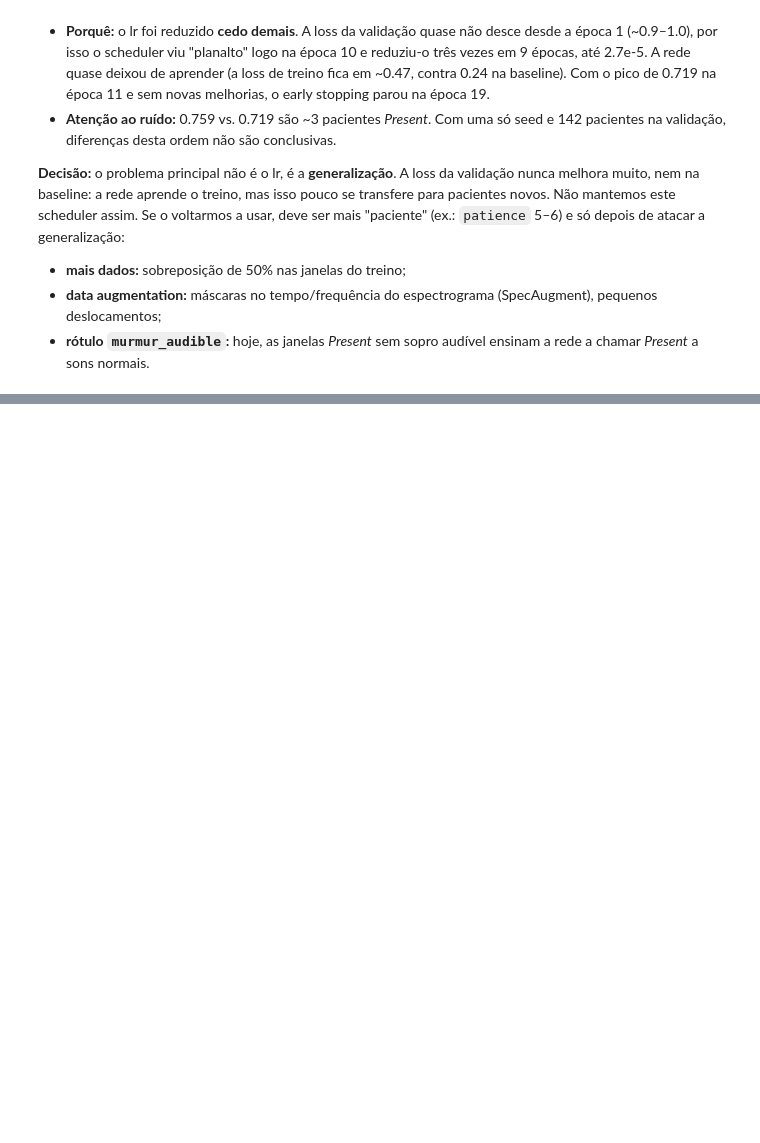
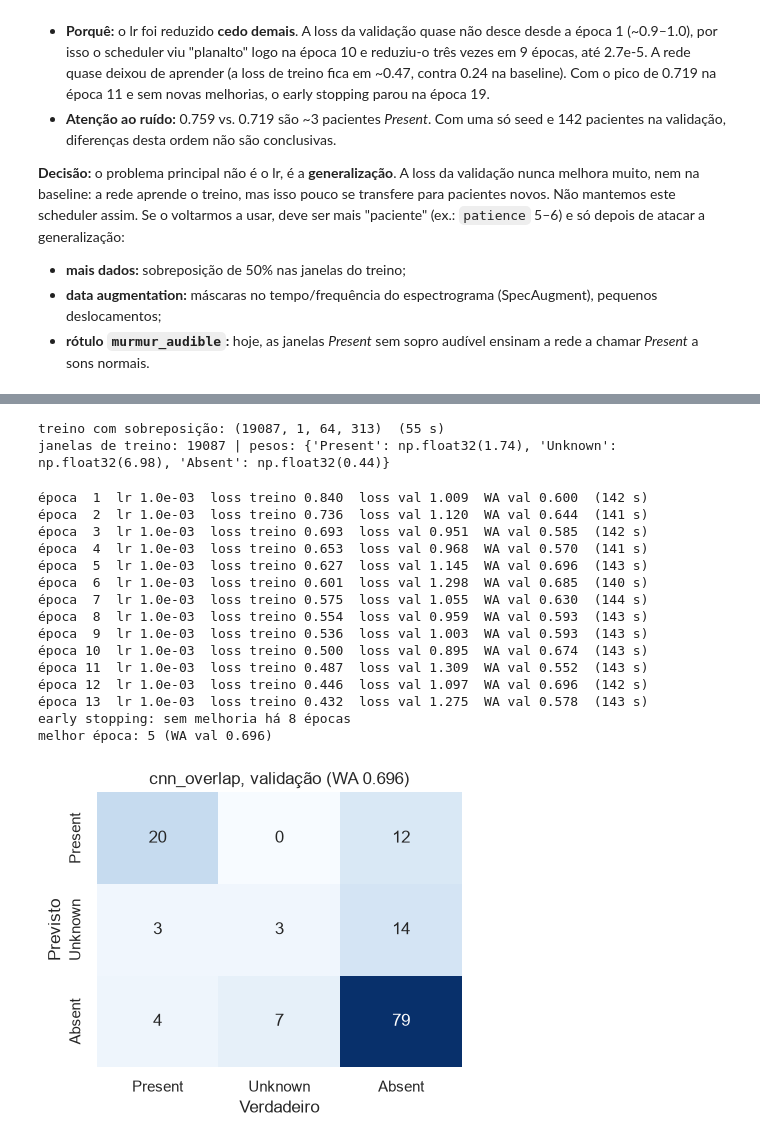
Before and after one commit to VituVVL/Murmurs-Detection, a Jupyter notebook: notebooks/03_cnn.ipynb, the cells around one changed output, grey strips where cells are left out. Saved outputs shown, nothing was run; the diff lists cells and outputs as text; code cells hidden in the pictures; blank space fills up the shorter version.

```diff
--- a/notebooks/03_cnn.ipynb
+++ b/notebooks/03_cnn.ipynb
@@ -356,0 +471,32 @@ assim. Se o voltarmos a usar, deve ser mais "paciente" (ex.: `patience` 5–6) e
+# %%
+del X_train
+import gc; gc.collect()
+start = time.time()
+X_train_ov, meta_train_ov = build_features("train", kind="mel", hop_s=2.5)
+stats_ov = fit_standardizer(X_train_ov, "mel")
+X_train_ov = standardize(X_train_ov, stats_ov, inplace=True)[:, None]
+X_val = standardize(build_features("val", kind="mel")[0], stats_ov, inplace=True)[:, None]
+print(f"treino com sobreposição: {X_train_ov.shape}  ({time.time() - start:.0f} s)")
+
+histories["cnn_overlap"] = run_experiment(
+    "cnn_overlap", "baseline com janelas de treino com 50% de sobreposição (hop 2.5 s)",
+    X_train_ov, meta_train_ov)
+# %% [output]
+treino com sobreposição: (19087, 1, 64, 313)  (55 s)
+janelas de treino: 19087 | pesos: {'Present': np.float32(1.74), 'Unknown': np.float32(6.98), 'Absent': np.float32(0.44)}
+época  1  lr 1.0e-03  loss treino 0.840  loss val 1.009  WA val 0.600  (142 s)
+época  2  lr 1.0e-03  loss treino 0.736  loss val 1.120  WA val 0.644  (141 s)
+época  3  lr 1.0e-03  loss treino 0.693  loss val 0.951  WA val 0.585  (142 s)
+época  4  lr 1.0e-03  loss treino 0.653  loss val 0.968  WA val 0.570  (141 s)
+época  5  lr 1.0e-03  loss treino 0.627  loss val 1.145  WA val 0.696  (143 s)
+época  6  lr 1.0e-03  loss treino 0.601  loss val 1.298  WA val 0.685  (140 s)
+época  7  lr 1.0e-03  loss treino 0.575  loss val 1.055  WA val 0.630  (144 s)
+época  8  lr 1.0e-03  loss treino 0.554  loss val 0.959  WA val 0.593  (143 s)
+época  9  lr 1.0e-03  loss treino 0.536  loss val 1.003  WA val 0.593  (143 s)
+época 10  lr 1.0e-03  loss treino 0.500  loss val 0.895  WA val 0.674  (143 s)
+época 11  lr 1.0e-03  loss treino 0.487  loss val 1.309  WA val 0.552  (143 s)
+época 12  lr 1.0e-03  loss treino 0.446  loss val 1.097  WA val 0.696  (142 s)
+época 13  lr 1.0e-03  loss treino 0.432  loss val 1.275  WA val 0.578  (143 s)
+early stopping: sem melhoria há 8 épocas
+melhor época: 5 (WA val 0.696)
+[figure, added]
```
Also changed, not shown: parts of 11 cells of this notebook, 11 other files.
